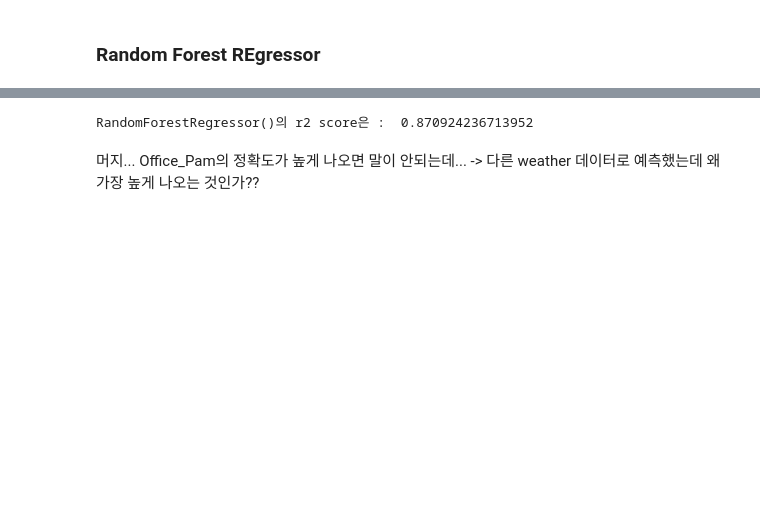
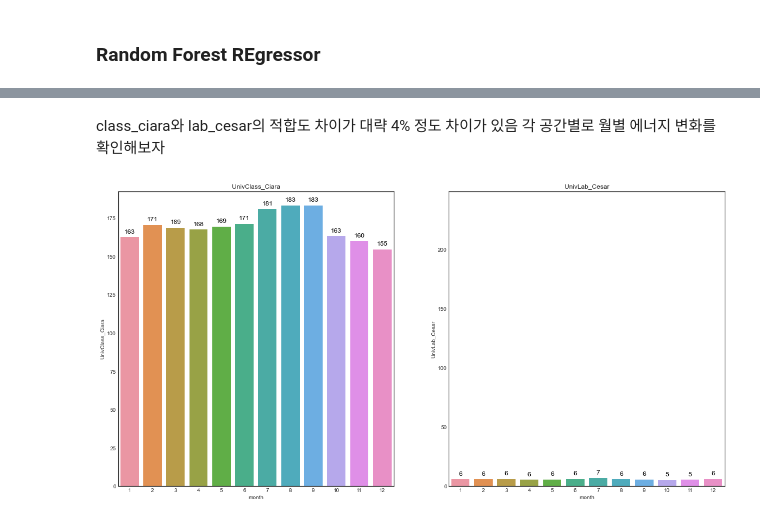
Before and after one commit to robert-min/study, a Jupyter notebook: hanyang_ml/question4/question4_ml.ipynb, the cells around one changed output, grey strips where cells are left out. Cells and saved outputs as stored; diff of their text form; code cells hidden in the pictures; blank space fills up the shorter version.

```diff
--- a/hanyang_ml/question4/question4_ml.ipynb
+++ b/hanyang_ml/question4/question4_ml.ipynb
@@ -116,6 +116,37 @@ RandomForestRegressor()의 r2 score은 :  0.792210621391016
-# %%
-train_r2(rf_model, ml_cols, "Office_Pam")
-# %% [output]
-RandomForestRegressor()의 r2 score은 :  0.870924236713952
-# %% [markdown]
-머지... Office_Pam의 정확도가 높게 나오면 말이 안되는데... -> 다른 weather 데이터로 예측했는데 왜 가장 높게 나오는 것인가??
+# %% [markdown]
+class_ciara와 lab_cesar의 적합도 차이가 대략 4% 정도 차이가 있음 각 공간별로 월별 에너지 변화를 확인해보자
+# %%
+import seaborn as sns
+import matplotlib.pyplot as plt
+import numpy as np
+plt.style.use(["seaborn-white"])
+
+# 월 기준으로 에너지 평균 값 시각화
+def time_avg(time, dataframe):
+    fig, ax = plt.subplots(1, 2, figsize=(20, 10))
+
+    df_plot = dataframe.groupby(time).mean().reset_index()
+    max_val = np.ceil(max(max(df["UnivClass_Ciara"]), max(df["UnivLab_Cesar"])))
+
+    g1 = sns.barplot(data=df_plot, ax=ax[0], x=time, y="UnivClass_Ciara")
+    for p in g1.patches:
+        g1.annotate('%.00f' % p.get_height(), (p.get_x() + p.get_width()/2., p.get_height()),
+                   ha='center', va='center', fontsize=12, color='black', xytext=(0, 10), textcoords='offset points')
+
+
+
+    g2 = sns.barplot(data=df_plot, ax=ax[1], x=time, y="UnivLab_Cesar")
+    for p in g2.patches:
+        g2.annotate('%.00f' % p.get_height(), (p.get_x() + p.get_width()/2., p.get_height()),
+                   ha='center', va='center', fontsize=12, color='black', xytext=(0, 10), textcoords='offset points')
+
+    plt.ylim(0, max_val)
+
+    ax[0].set_title("UnivClass_Ciara")
+    ax[1].set_title("UnivLab_Cesar")
+
+    plt.show()
+# %%
+time_avg("month", df)
+# %% [output]
+[figure, added]
```
Also changed, not shown: parts of 20 cells of this notebook, 1 other file.
